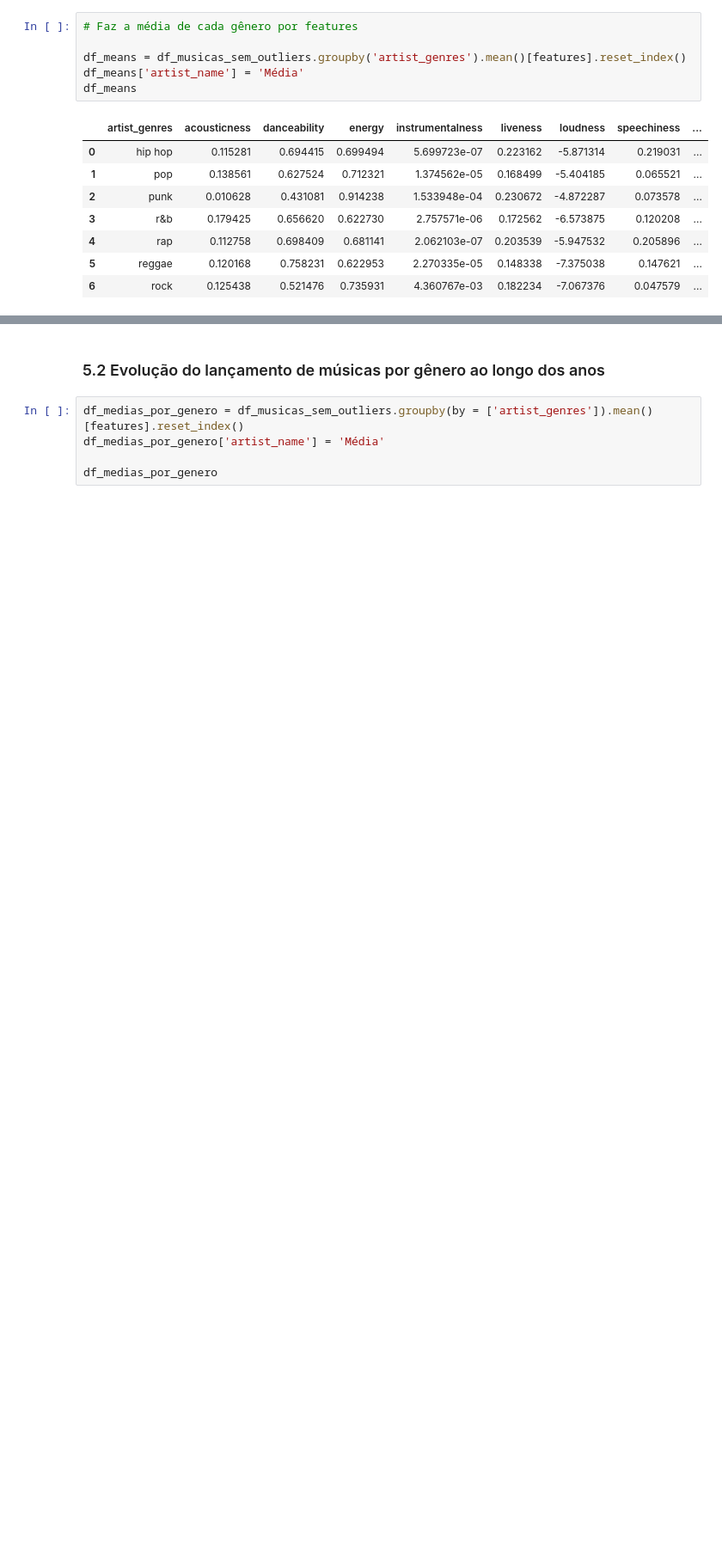
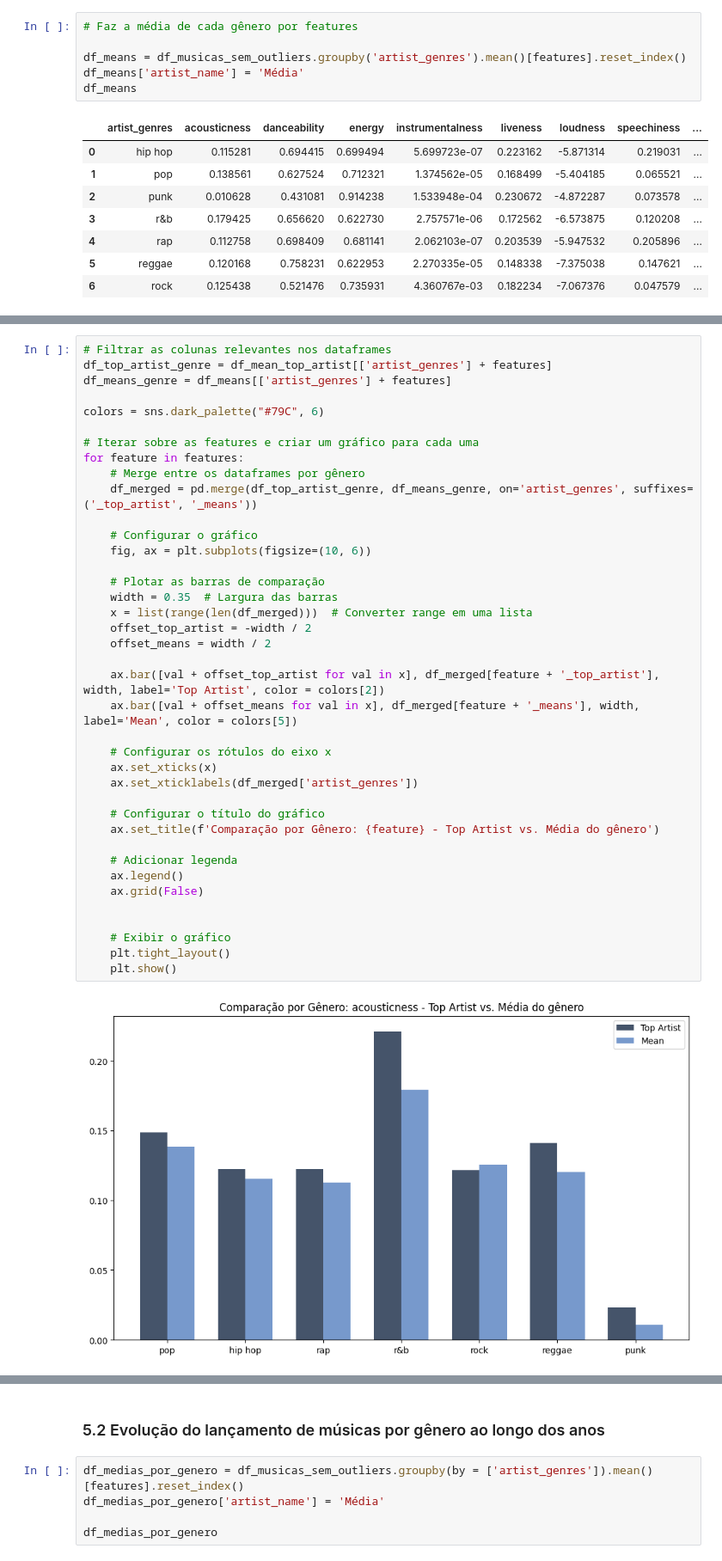
Before and after one commit to Ciencia-de-Dados-IMT-2023/Projeto-Spotify-2023.1, a Jupyter notebook: notebooks/02_EDA.ipynb, the cells around one changed output, grey strips where cells are left out. Shown at 86% size. Cells and saved outputs as stored; diff of their text form; blank space fills up the shorter version.

```diff
--- a/notebooks/02_EDA.ipynb
+++ b/notebooks/02_EDA.ipynb
@@ -572,0 +582,41 @@ for i, genero in enumerate(generos_artistas):
+# %%
+# Filtrar as colunas relevantes nos dataframes
+df_top_artist_genre = df_mean_top_artist[['artist_genres'] + features]
+df_means_genre = df_means[['artist_genres'] + features]
+
+colors = sns.dark_palette("#79C", 6)
+
+# Iterar sobre as features e criar um gráfico para cada uma
+for feature in features:
+    # Merge entre os dataframes por gênero
+    df_merged = pd.merge(df_top_artist_genre, df_means_genre, on='artist_genres', suffixes=('_top_artist', '_means'))
+
+    # Configurar o gráfico
+    fig, ax = plt.subplots(figsize=(10, 6))
+
+    # Plotar as barras de comparação
+    width = 0.35  # Largura das barras
+    x = list(range(len(df_merged)))  # Converter range em uma lista
+    offset_top_artist = -width / 2
+    offset_means = width / 2
+
+    ax.bar([val + offset_top_artist for val in x], df_merged[feature + '_top_artist'], width, label='Top Artist', color = colors[2])
+    ax.bar([val + offset_means for val in x], df_merged[feature + '_means'], width, label='Mean', color = colors[5])
+
+    # Configurar os rótulos do eixo x
+    ax.set_xticks(x)
+    ax.set_xticklabels(df_merged['artist_genres'])
+
+    # Configurar o título do gráfico
+    ax.set_title(f'Comparação por Gênero: {feature} - Top Artist vs. Média do gênero')
+
+    # Adicionar legenda
+    ax.legend()
+    ax.grid(False)
+
+
+    # Exibir o gráfico
+    plt.tight_layout()
+    plt.show()
+# %% [output]
+[figure, added]
```
Also changed, not shown: parts of 12 cells of this notebook, 1 other file.
